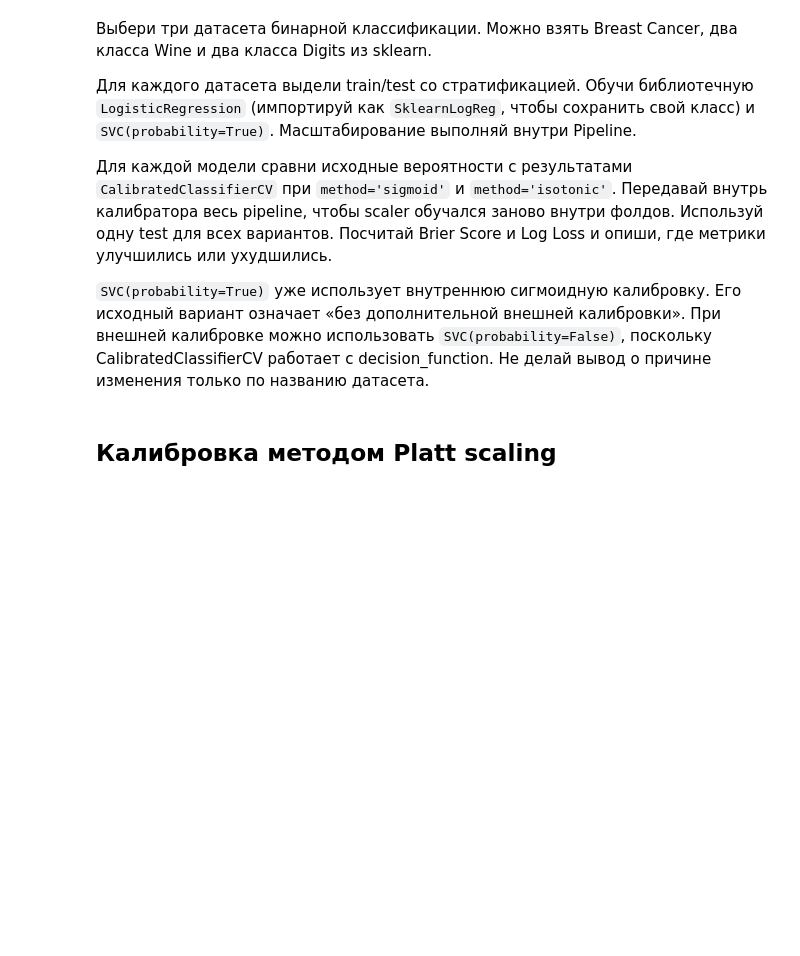
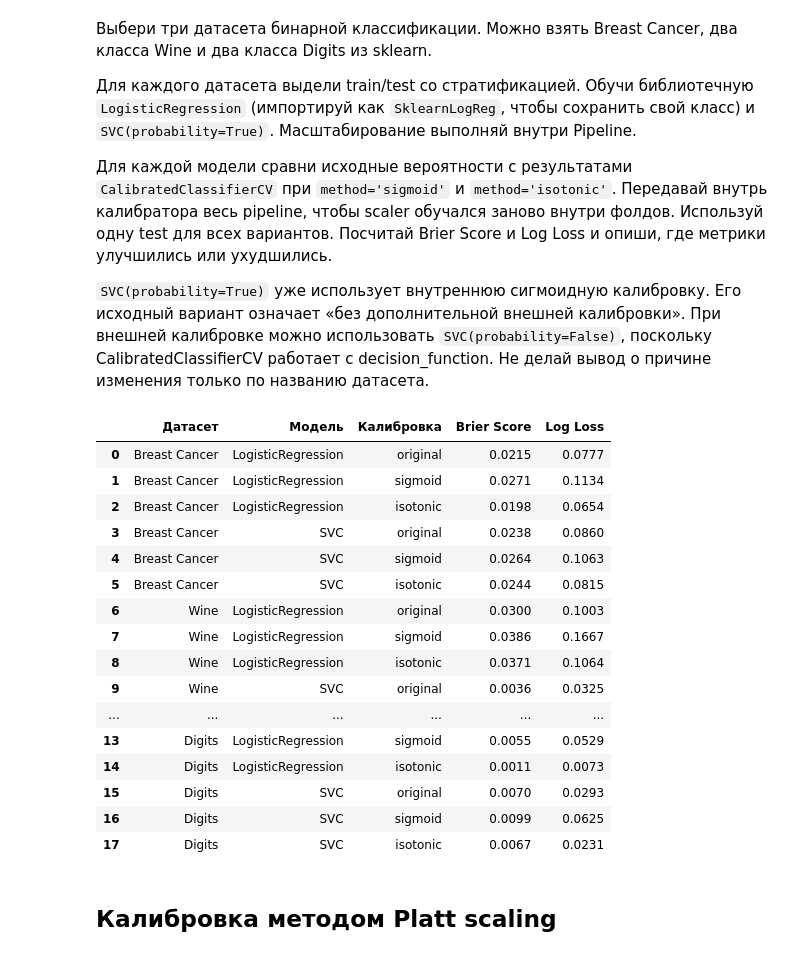
Before and after one commit to krivonosovti/CU, a Jupyter notebook: ML/Homework/Неделя_5_Машинное_обучение_ДЗ.ipynb, the cells around one changed output. Saved outputs shown, nothing was run; the diff lists cells and outputs as text; code cells hidden in the pictures; blank space fills up the shorter version.

```diff
--- a/ML/Homework/Неделя_5_Машинное_обучение_ДЗ.ipynb
+++ b/ML/Homework/Неделя_5_Машинное_обучение_ДЗ.ipynb
@@ -318,6 +620,103 @@ def evaluate_model_cv(transform_name, config, X_train, y_train, X_test, y_test):
 # %%
 # Обучи модели, сравни способы калибровки и выведи таблицу метрик.
 # Напиши код здесь
+
+from sklearn.datasets import load_breast_cancer, load_wine, load_digits
+from sklearn.linear_model import LogisticRegression as SklearnLogReg
+from sklearn.svm import SVC
+from sklearn.calibration import CalibratedClassifierCV
+from sklearn.pipeline import make_pipeline
+from sklearn.preprocessing import StandardScaler
+from sklearn.model_selection import train_test_split
+from sklearn.metrics import brier_score_loss, log_loss
+from sklearn.base import clone
+
+# Загружаем датасеты
+datasets = {
+    "Breast Cancer": load_breast_cancer(),
+    "Wine": load_wine(),
+    "Digits": load_digits()
+}
+
+models = {
+    "LogisticRegression": SklearnLogReg(max_iter=2000),
+    "SVC": SVC(probability=True, random_state=42)
+}
+
+results = []
+
+for dataset_name, data in datasets.items():
+    X, y = data.data, data.target
+    if dataset_name in ["Wine", "Digits"]:
+        mask = y < 2
+        X, y = X[mask], y[mask]
+
+    X_train, X_test, y_train, y_test = train_test_split(
+        X, y,
+        test_size=0.2,
+        random_state=42,
+        stratify=y
+    )
+
+    for model_name, model in models.items():
+        for method in ["original", "sigmoid", "isotonic"]:
+
+            if method == "original":
+                model = make_pipeline(
+                    StandardScaler(),
+                    clone(model)
+                )
+            else:
+                # Внешняя калибровка SVC работает с decision_function
+                if model_name == "SVC":
+                    base_model = SVC(probability=False, random_state=42)
+                else:
+                    base_model = clone(model)
+
+                pipeline = make_pipeline(
+                    StandardScaler(),
+                    base_model
+                )
+
+                model = CalibratedClassifierCV(
+                    estimator=pipeline,
+                    method=method,
+                    cv=5
+                )
+
+            model.fit(X_train, y_train)
+
+            probabilities = model.predict_proba(X_test)[:, 1]
+
+            results.append({
+                "Датасет": dataset_name,
+                "Модель": model_name,
+                "Калибровка": method,
+                "Brier Score": brier_score_loss(y_test, probabilities),
+                "Log Loss": log_loss(y_test, probabilities)
+            })
+
+results_df = pd.DataFrame(results)
+
+display(results_df.round(4))
+# %% [output]
+|  | Датасет | Модель | Калибровка | Brier Score | Log Loss |
+| 0 | Breast Cancer | LogisticRegression | original | 0.0215 | 0.0777 |
+| 1 | Breast Cancer | LogisticRegression | sigmoid | 0.0271 | 0.1134 |
+| 2 | Breast Cancer | LogisticRegression | isotonic | 0.0198 | 0.0654 |
+| 3 | Breast Cancer | SVC | original | 0.0238 | 0.0860 |
+| 4 | Breast Cancer | SVC | sigmoid | 0.0264 | 0.1063 |
+| 5 | Breast Cancer | SVC | isotonic | 0.0244 | 0.0815 |
+| 6 | Wine | LogisticRegression | original | 0.0300 | 0.1003 |
+| 7 | Wine | LogisticRegression | sigmoid | 0.0386 | 0.1667 |
+| 8 | Wine | LogisticRegression | isotonic | 0.0371 | 0.1064 |
+| 9 | Wine | SVC | original | 0.0036 | 0.0325 |
+| ... | ... | ... | ... | ... | ... |
+| 13 | Digits | LogisticRegression | sigmoid | 0.0055 | 0.0529 |
+| 14 | Digits | LogisticRegression | isotonic | 0.0011 | 0.0073 |
+| 15 | Digits | SVC | original | 0.0070 | 0.0293 |
+| 16 | Digits | SVC | sigmoid | 0.0099 | 0.0625 |
+| 17 | Digits | SVC | isotonic | 0.0067 | 0.0231 |
 # %% [markdown]
 ## Калибровка методом Platt scaling
 # %% [markdown]
```
Also changed, not shown: parts of 19 cells of this notebook, 3 other files.
